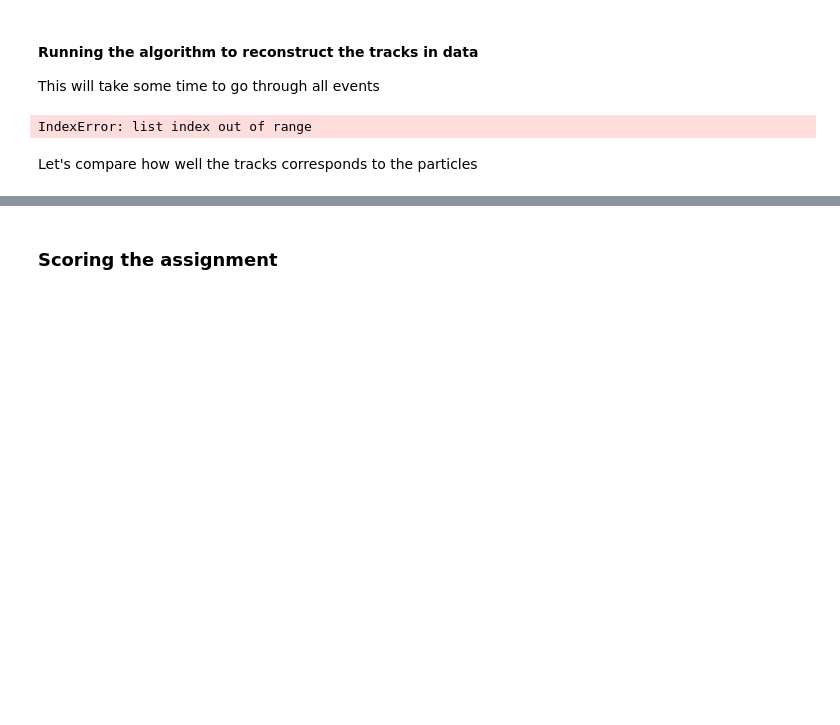
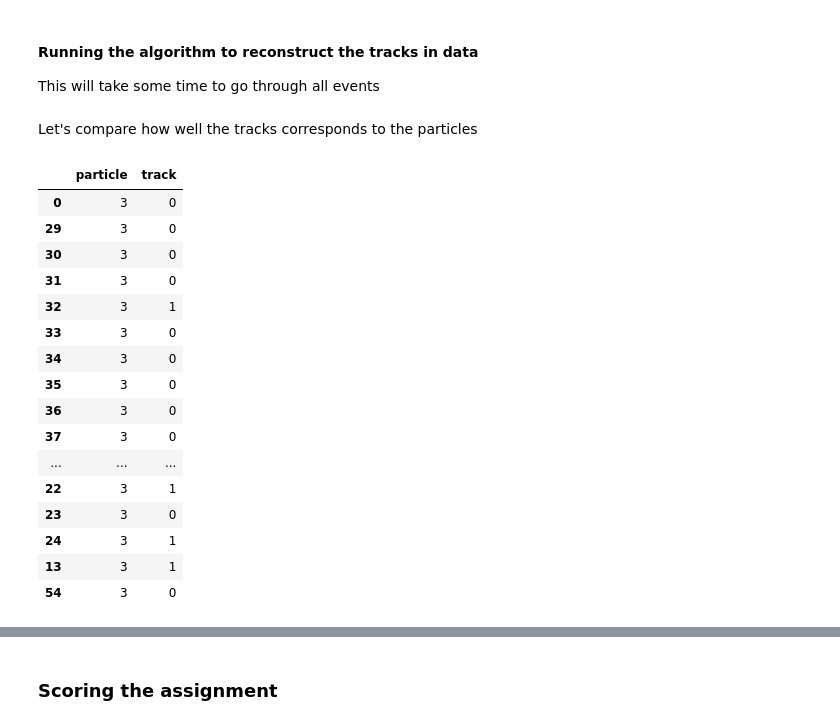
Before and after one commit to LAL/tracking, a Jupyter notebook: starting_kit/notebook_starting_kit.ipynb, the cells around one changed output, grey strips where cells are left out. Saved outputs shown, nothing was run; the diff lists cells and outputs as text; code cells hidden in the pictures; blank space fills up the shorter version.

```diff
--- a/starting_kit/notebook_starting_kit.ipynb
+++ b/starting_kit/notebook_starting_kit.ipynb
@@ -124,12 +137,28 @@ tracker.fit(X, y)
 This will take some time to go through all events
 # %%
 y_true = y
-y_predicted = tracker.predict(X)
+y_predicted = tracker.predict_single_event(X_event)
-# %% [output]
-IndexError: list index out of range
 # %% [markdown]
 Let's compare how well the tracks corresponds to the particles
 # %%
-df_result = pd.DataFrame({'particle':y_true[event_indices,0],'track':y_predicted[event_indices]}).sort('particle')
+df_result = pd.DataFrame({'particle':y_true[event_indices,0],'track':y_predicted}).sort_values(by='particle')
 df_result
+# %% [output]
+|  | particle | track |
+| 0 | 3 | 0 |
+| 29 | 3 | 0 |
+| 30 | 3 | 0 |
+| 31 | 3 | 0 |
+| 32 | 3 | 1 |
+| 33 | 3 | 0 |
+| 34 | 3 | 0 |
+| 35 | 3 | 0 |
+| 36 | 3 | 0 |
+| 37 | 3 | 0 |
+| ... | ... | ... |
+| 22 | 3 | 1 |
+| 23 | 3 | 0 |
+| 24 | 3 | 1 |
+| 13 | 3 | 1 |
+| 54 | 3 | 0 |
 # %%
```
Also changed, not shown: parts of 17 cells of this notebook, 2 other files.
